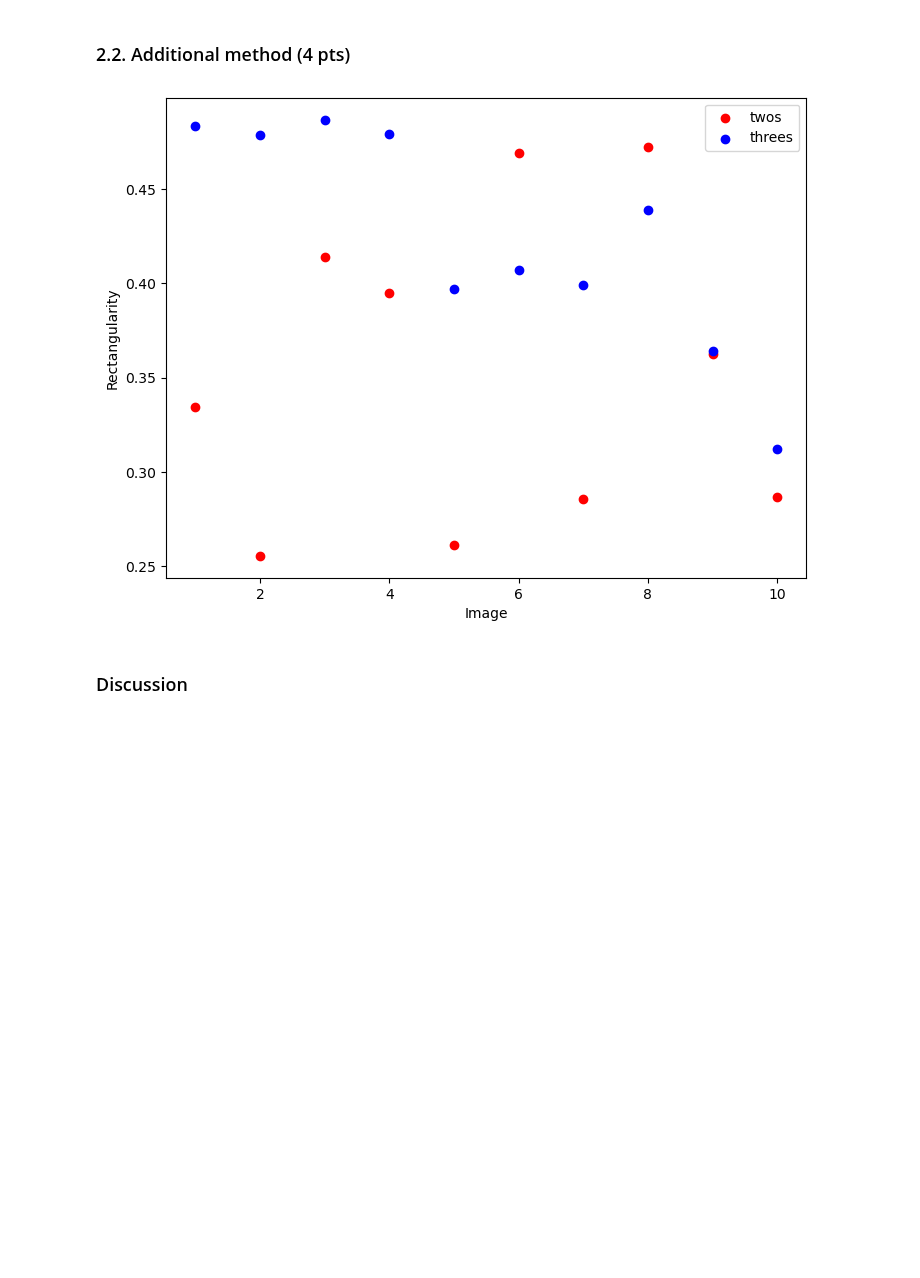
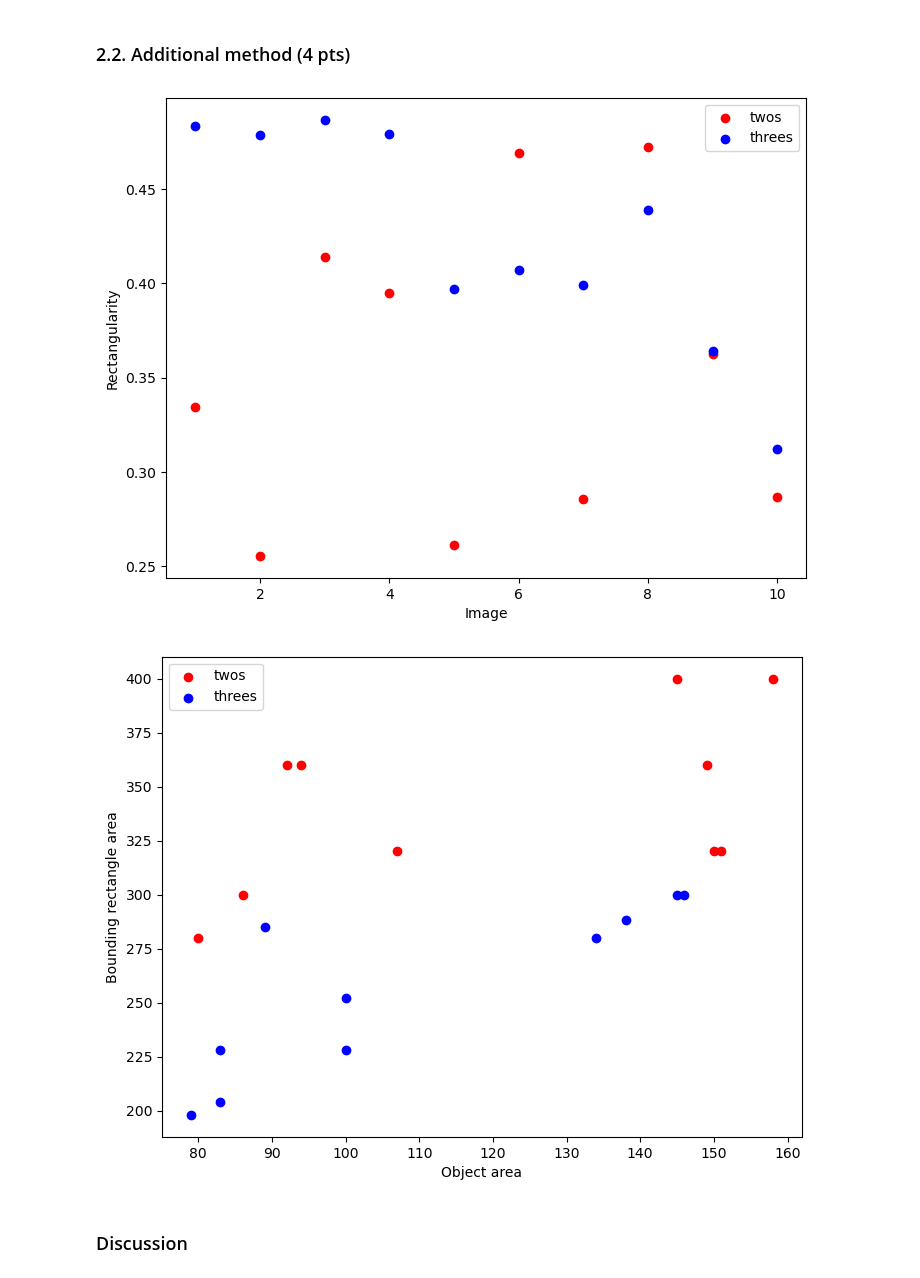
Before and after one commit to mrizaarseven98/do-not-cheat, a Jupyter notebook: labs/lab_02_object_description.ipynb, the cells around one changed output. Saved outputs shown, nothing was run; the diff lists cells and outputs as text; code cells hidden in the pictures; blank space fills up the shorter version.

Commit message:
updated compacity and rectangularity plots

```diff
--- a/labs/lab_02_object_description.ipynb
+++ b/labs/lab_02_object_description.ipynb
@@ -655,6 +655,7 @@ def get_object_area(image):
 
 def calculate_area_ratio(images):
     ratios = []
+    bb_area = []
     for image in images:
         image = np.array(image, dtype=np.uint8)
         # Find the area of the object
@@ -662,36 +663,47 @@ def calculate_area_ratio(images):
 
         # Find the bounding box of the object
         contours, _ = cv2.findContours(image, cv2.RETR_EXTERNAL, cv2.CHAIN_APPROX_SIMPLE)
         largest_contour = max(contours, key=cv2.contourArea)
         x, y, w, h = cv2.boundingRect(largest_contour)
 
         # Calculate the area of the bounding box
         bounding_box_area = w * h
 
         # Calculate rectangularity
         ratio = object_area / bounding_box_area
 
         ratios.append(ratio)
+        bb_area.append(bounding_box_area)
 
-    return ratios
+    return ratios, bb_area
 
-rt = calculate_area_ratio(twos_im_p)
-rth = calculate_area_ratio(threes_im_p)
+rt, bbt = calculate_area_ratio(twos_im_p)
+rth, bbth = calculate_area_ratio(threes_im_p)
 
 # Create the image number vector
 x = list(range(1, 11))
 
 
 fig = plt.figure()
 ax = fig.add_axes([0,0,1,1])
 ax.scatter(x, rt, color='r', label='twos')
 ax.scatter(x, rth, color='b', label='threes')
 ax.legend(loc='best')
 ax.set_xlabel('Image')
 ax.set_ylabel('Rectangularity')
 plt.show()
+
+fig = plt.figure()
+ax = fig.add_axes([0,0,1,1])
+ax.scatter(ta, bbt, color='r', label='twos')
+ax.scatter(tha, bbth, color='b', label='threes')
+ax.legend(loc='best')
+ax.set_xlabel('Object area')
+ax.set_ylabel('Bounding rectangle area')
+plt.show()
 # %% [output]
 [figure]
+[figure, added]
 # %% [markdown]
 ### Discussion
 # %% [markdown]
```
